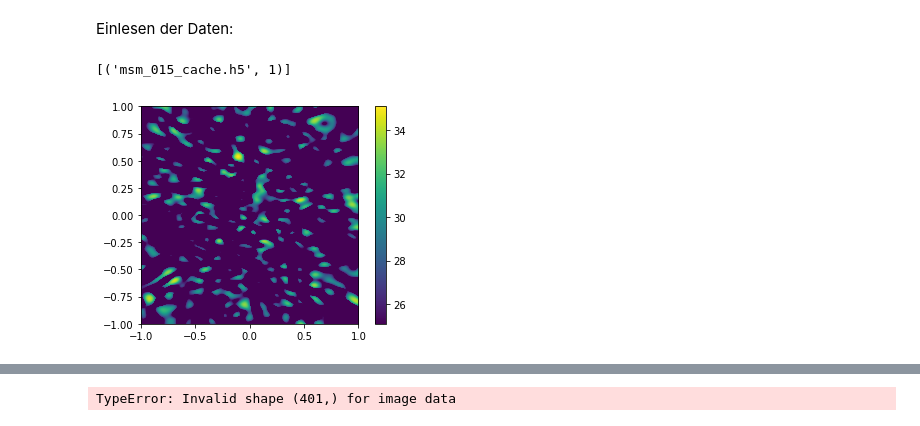
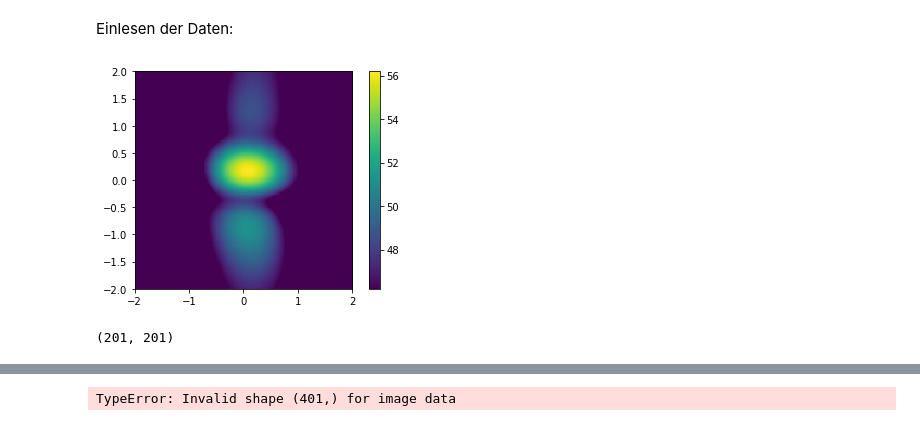
Before and after one commit to AdiBugaddi/MAP_eval, a Jupyter notebook: Auswertungsskript.ipynb, the cells around one changed output, grey strips where cells are left out. Drawn from its saved outputs; the diff is of its cells as text; code cells hidden in the pictures.

```diff
--- a/Auswertungsskript.ipynb
+++ b/Auswertungsskript.ipynb
@@ -48,10 +48,10 @@ ts = acoular.TimeSamples( name='Messungen_WFS/msm_015.h5' )
 
 
 #============== Messung 1,2,3,4,5,15,16,17,18,19,20,23,24,25,36,27,28 ==============
-rg = acoular.RectGrid( x_min=-1.0, x_max=1.0,
-                       y_min=-1.0, y_max=1.0,
+rg = acoular.RectGrid( x_min=-2.0, x_max=2.0,
+                       y_min=-2.0, y_max=2.0,
                        z=2,
-                       increment=0.01 )
+                       increment=0.02 )
 
 #============== Messung 6,7,8,9,21,22 ==============
 #rg = acoular.RectGrid( x_min=-6, x_max=6,
@@ -76,7 +76,7 @@ st = acoular.SteeringVector( grid=rg,
 #Spectrum erstellen:
 ps = acoular.PowerSpectra( time_data=ts,
                            block_size=128,
-                           freq_range=[1000, 20000],
+                           freq_range=[20, 1000],
                            window='Hanning' ) # Für bessere Auflösung hier Block_size erhöhen -> höherer Rechnenaufwand, daher jetzt erstmal mit 128
 
 
@@ -85,20 +85,24 @@ bb = acoular.BeamformerBase( freq_data=ps,
 # %%
 # 500 1000 2000
 # 500 630 800 1000 1250 1600 2000 2500 3150 4000 5000 6300 8000 10000 12500 16000 20000
 
+Frequenz = 800
 
-pm = bb.synthetic(8000, 0) # 0=Freq, 1=Okt, 3=Terz
+pm = bb.synthetic(Frequenz, 0) # 0=Freq, 1=Okt, 3=Terz
 Lm = acoular.L_p( pm )
 
 plt.figure()
 plt.imshow( Lm.T,
             origin='lower',
             vmin=Lm.max()-10,
             extent=rg.extend(),
-            interpolation='bicubic')  # bicubic vs nearest? -> bicubic beschoenigt
+            interpolation='nearest')  # bicubic vs nearest? -> bicubic beschoenigt
 plt.colorbar()
 #plt.savefig('Plots/%s_terz10000Hz'%ts.name[14:21], dpi = 300, format='png')
 plt.show()
 # %% [output]
-[('msm_015_cache.h5', 1)]
-[figure, old version]
+[figure, new version]
+# %%
+Lm.shape
+# %% [output]
+(201, 201)
```
Also changed, not shown: parts of 4 cells of this notebook, 3 other files.
